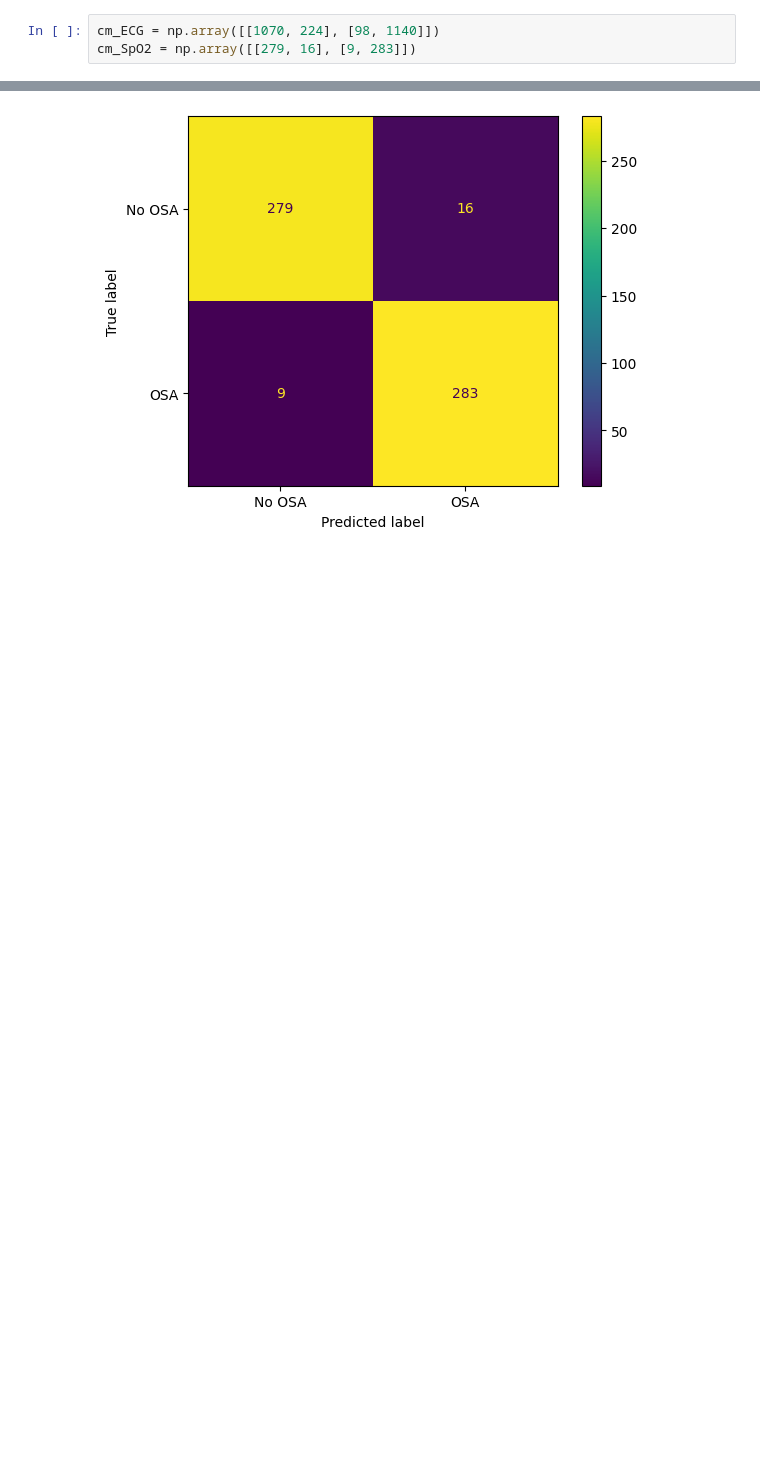
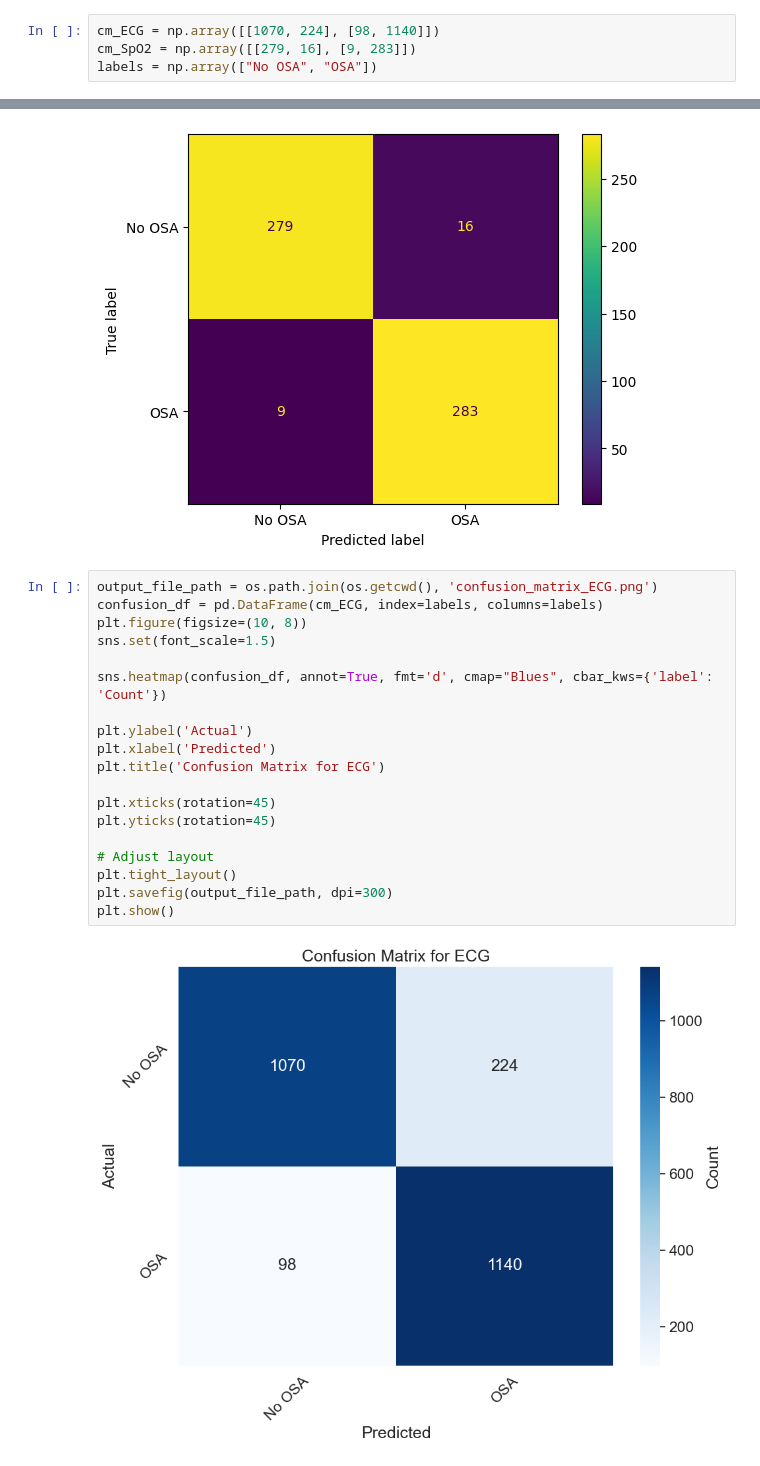
Before and after one commit to lucky-and-minie222702/OSA-detection-using-ECG, a Jupyter notebook: view_metrics.ipynb, the cells around one changed output, grey strips where cells are left out. Drawn from its saved outputs; the diff is of its cells as text; blank space fills up the shorter version.

```diff
--- a/view_metrics.ipynb
+++ b/view_metrics.ipynb
@@ -7,6 +10,7 @@ import numpy as np
 # %%
 cm_ECG = np.array([[1070, 224], [98, 1140]])
 cm_SpO2 = np.array([[279, 16], [9, 283]])
+labels = np.array(["No OSA", "OSA"])
 # %%
 cm_dis = cmdis(confusion_matrix=cm_ECG, display_labels=["No OSA", "OSA"])
 cm_dis.plot()
@@ -19,3 +23,24 @@ cm_dis.plot()
 # %% [output]
 <sklearn.metrics._plot.confusion_matrix.ConfusionMatrixDisplay at 0x...>
 [figure]
+# %%
+output_file_path = os.path.join(os.getcwd(), 'confusion_matrix_ECG.png')
+confusion_df = pd.DataFrame(cm_ECG, index=labels, columns=labels)
+plt.figure(figsize=(10, 8))
+sns.set(font_scale=1.5)
+
+sns.heatmap(confusion_df, annot=True, fmt='d', cmap="Blues", cbar_kws={'label': 'Count'})
+
+plt.ylabel('Actual')
+plt.xlabel('Predicted')
+plt.title('Confusion Matrix for ECG')
+
+plt.xticks(rotation=45)
+plt.yticks(rotation=45)
+
+# Adjust layout
+plt.tight_layout()
+plt.savefig(output_file_path, dpi=300)
+plt.show()
+# %% [output]
+[figure, added]
```
Also changed, not shown: parts of 2 cells of this notebook, 2 other files.
